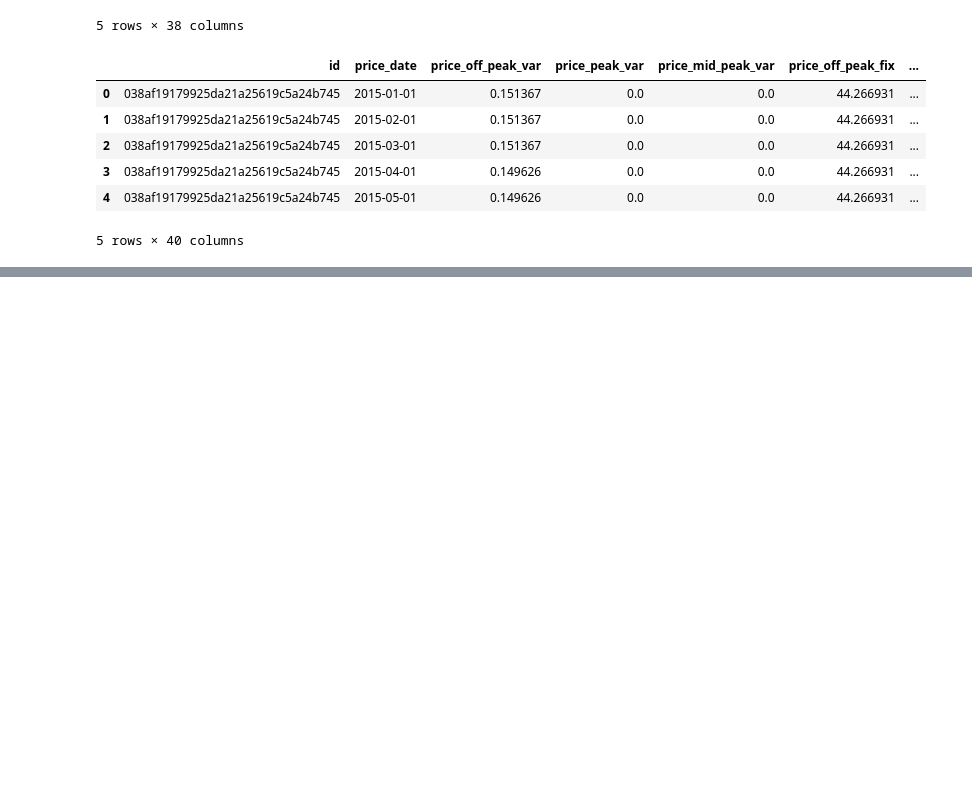
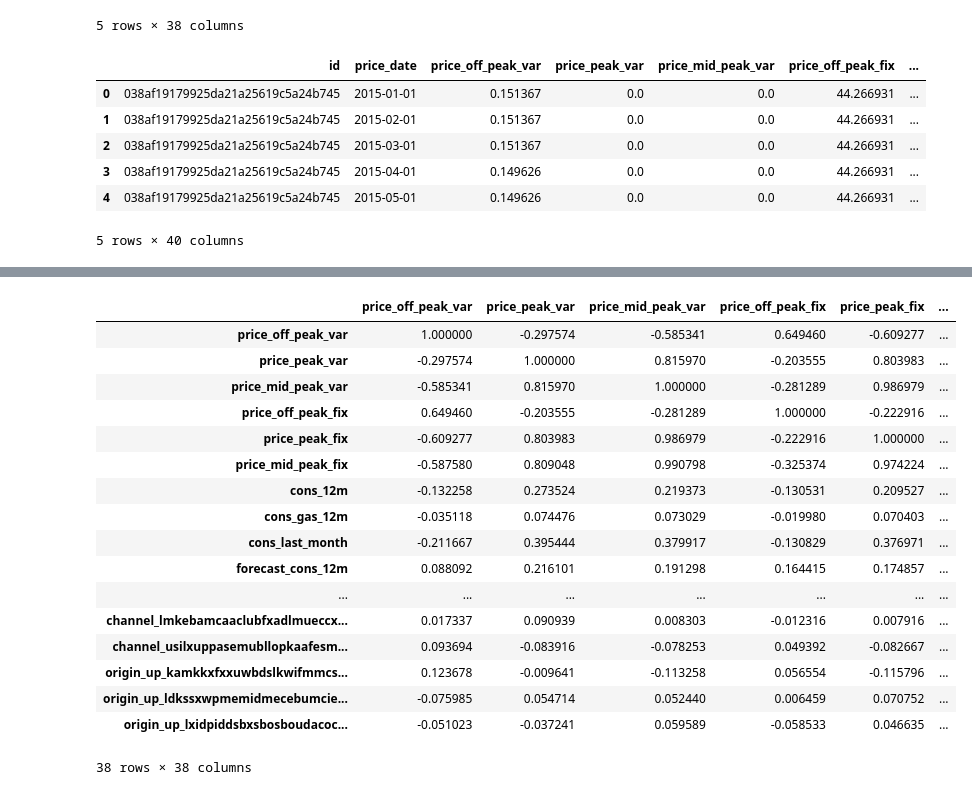
Before and after one commit to DOMINION-JOHN1/customer-churn-prediction, a Jupyter notebook: customer_churn_prediction_model.ipynb, the cells around one changed output, grey strips where cells are left out. Saved outputs shown, nothing was run; the diff lists cells and outputs as text; code cells hidden in the pictures; blank space fills up the shorter version.

```diff
--- a/customer_churn_prediction_model.ipynb
+++ b/customer_churn_prediction_model.ipynb
@@ -414,0 +428,9 @@ data.head()
+# %%
+# Apply log10 transformation to remove skewness
+data["cons_12m"] = np.log10(data["cons_12m"] + 1)
+data["cons_gas_12m"] = np.log10(data["cons_gas_12m"] + 1)
+data["cons_last_month"] = np.log10(data["cons_last_month"] + 1)
+data["forecast_cons_12m"] = np.log10(data["forecast_cons_12m"] + 1)
+data["forecast_cons_year"] = np.log10(data["forecast_cons_year"] + 1)
+data["forecast_meter_rent_12m"] = np.log10(data["forecast_meter_rent_12m"] + 1)
+data["imp_cons"] = np.log10(data["imp_cons"] + 1)
@@ -414,0 +450,23 @@ data.head()
+# %%
+correlation = data.corr()
+# %%
+correlation
+# %% [output]
+|  | price_off_peak_var | price_peak_var | price_mid_peak_var | price_off_peak_fix | price_peak_fix | ... |
+| price_off_peak_var | 1.000000 | -0.297574 | -0.585341 | 0.649460 | -0.609277 | ... |
+| price_peak_var | -0.297574 | 1.000000 | 0.815970 | -0.203555 | 0.803983 | ... |
+| price_mid_peak_var | -0.585341 | 0.815970 | 1.000000 | -0.281289 | 0.986979 | ... |
+| price_off_peak_fix | 0.649460 | -0.203555 | -0.281289 | 1.000000 | -0.222916 | ... |
+| price_peak_fix | -0.609277 | 0.803983 | 0.986979 | -0.222916 | 1.000000 | ... |
+| price_mid_peak_fix | -0.587580 | 0.809048 | 0.990798 | -0.325374 | 0.974224 | ... |
+| cons_12m | -0.132258 | 0.273524 | 0.219373 | -0.130531 | 0.209527 | ... |
+| cons_gas_12m | -0.035118 | 0.074476 | 0.073029 | -0.019980 | 0.070403 | ... |
+| cons_last_month | -0.211667 | 0.395444 | 0.379917 | -0.130829 | 0.376971 | ... |
+| forecast_cons_12m | 0.088092 | 0.216101 | 0.191298 | 0.164415 | 0.174857 | ... |
+| ... | ... | ... | ... | ... | ... | ... |
+| channel_lmkebamcaaclubfxadlmueccx... | 0.017337 | 0.090939 | 0.008303 | -0.012316 | 0.007916 | ... |
+| channel_usilxuppasemubllopkaafesm... | 0.093694 | -0.083916 | -0.078253 | 0.049392 | -0.082667 | ... |
+| origin_up_kamkkxfxxuwbdslkwifmmcs... | 0.123678 | -0.009641 | -0.113258 | 0.056554 | -0.115796 | ... |
+| origin_up_ldkssxwpmemidmecebumcie... | -0.075985 | 0.054714 | 0.052440 | 0.006459 | 0.070752 | ... |
+| origin_up_lxidpiddsbxsbosboudacoc... | -0.051023 | -0.037241 | 0.059589 | -0.058533 | 0.046635 | ... |
+38 rows × 38 columns
```
Also changed, not shown: parts of 17 cells of this notebook.
